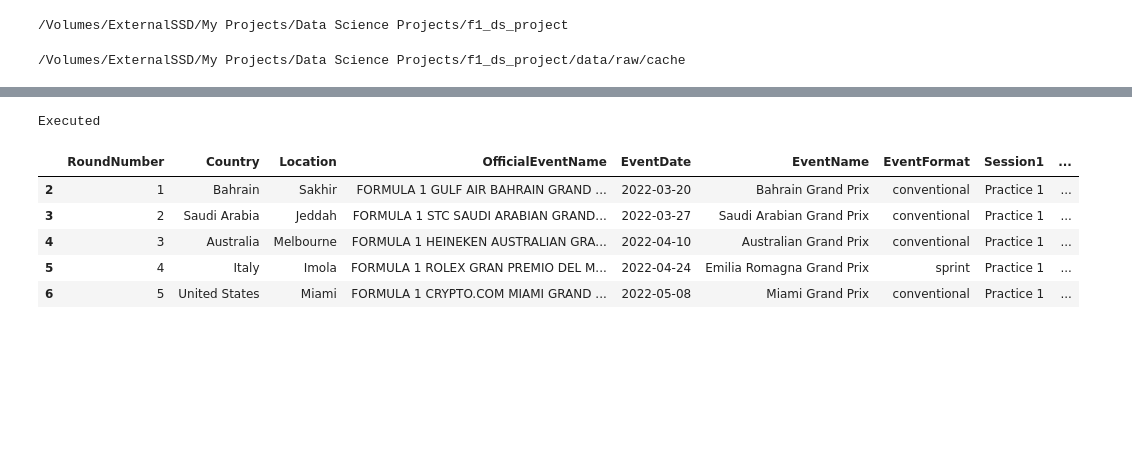
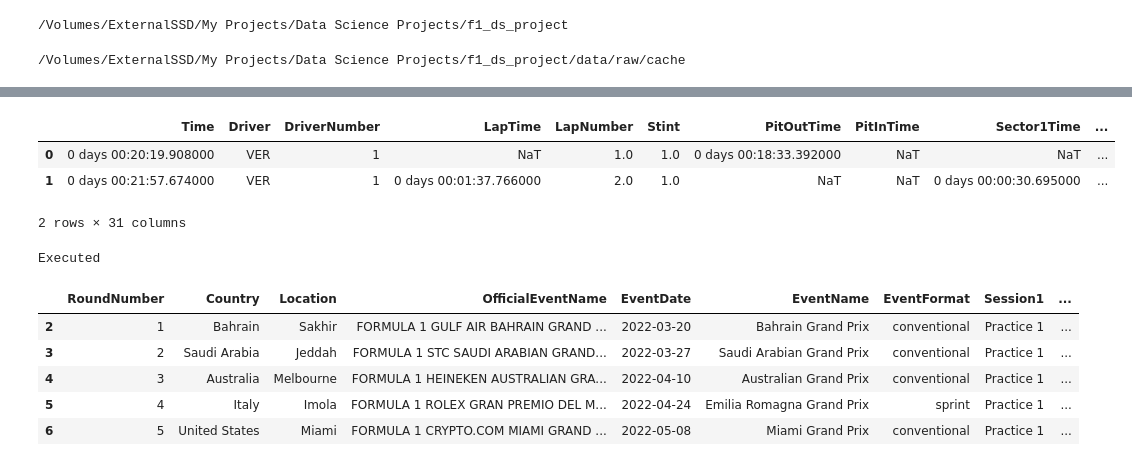
Before and after one commit to prathameshbadve/f1_ds_project, a Jupyter notebook: notebooks/data_exploration/fastf1_api_exploration.ipynb, the cells around one changed output, grey strips where cells are left out. Saved outputs shown, nothing was run; the diff lists cells and outputs as text; code cells hidden in the pictures; blank space fills up the shorter version.

```diff
--- a/notebooks/data_exploration/fastf1_api_exploration.ipynb
+++ b/notebooks/data_exploration/fastf1_api_exploration.ipynb
@@ -56,6 +52,6 @@ True
 ff1.Cache.enable_cache(parent_dir / FASTF1_CACHE_DIR)
 ff1.set_log_level(LOG_LEVEL)
 # %%
-season_2022 = ff1.get_event_schedule(2022, include_testing=FASTF1_INCLUDE_TESTING)
-# first_race = ff1.get_session(2022, 1, 1)
+# season_2022 = ff1.get_event_schedule(2022, include_testing=FASTF1_INCLUDE_TESTING)
+session_obj = ff1.get_session(2022, 1, 1)
 # first_race.load(weather=False, telemetry=False, laps=True)
@@ -61,0 +84,2 @@ season_2022 = ff1.get_event_schedule(2022, include_testing=FASTF1_INCLUDE_TESTIN
+# %%
+session_obj.load()
@@ -61,0 +103,2 @@ season_2022 = ff1.get_event_schedule(2022, include_testing=FASTF1_INCLUDE_TESTIN
+# %%
+laps = session_obj.laps.copy()
@@ -62,3 +116,10 @@ season_2022 = ff1.get_event_schedule(2022, include_testing=FASTF1_INCLUDE_TESTIN
+# %%
+laps.head(2)
+# %% [output]
+|  | Time | Driver | DriverNumber | LapTime | LapNumber | Stint | PitOutTime | PitInTime | Sector1Time | ... |
+| 0 | 0 days 00:20:19.908000 | VER | 1 | NaT | 1.0 | 1.0 | 0 days 00:18:33.392000 | NaT | NaT | ... |
+| 1 | 0 days 00:21:57.674000 | VER | 1 | 0 days 00:01:37.766000 | 2.0 | 1.0 | NaT | NaT | 0 days 00:00:30.695000 | ... |
+2 rows × 31 columns
 # %%
 if not False and "Test" in "Pre-season Test":
     print("Executed")
```
Also changed, not shown: parts of 7 cells of this notebook, 2 other files.
